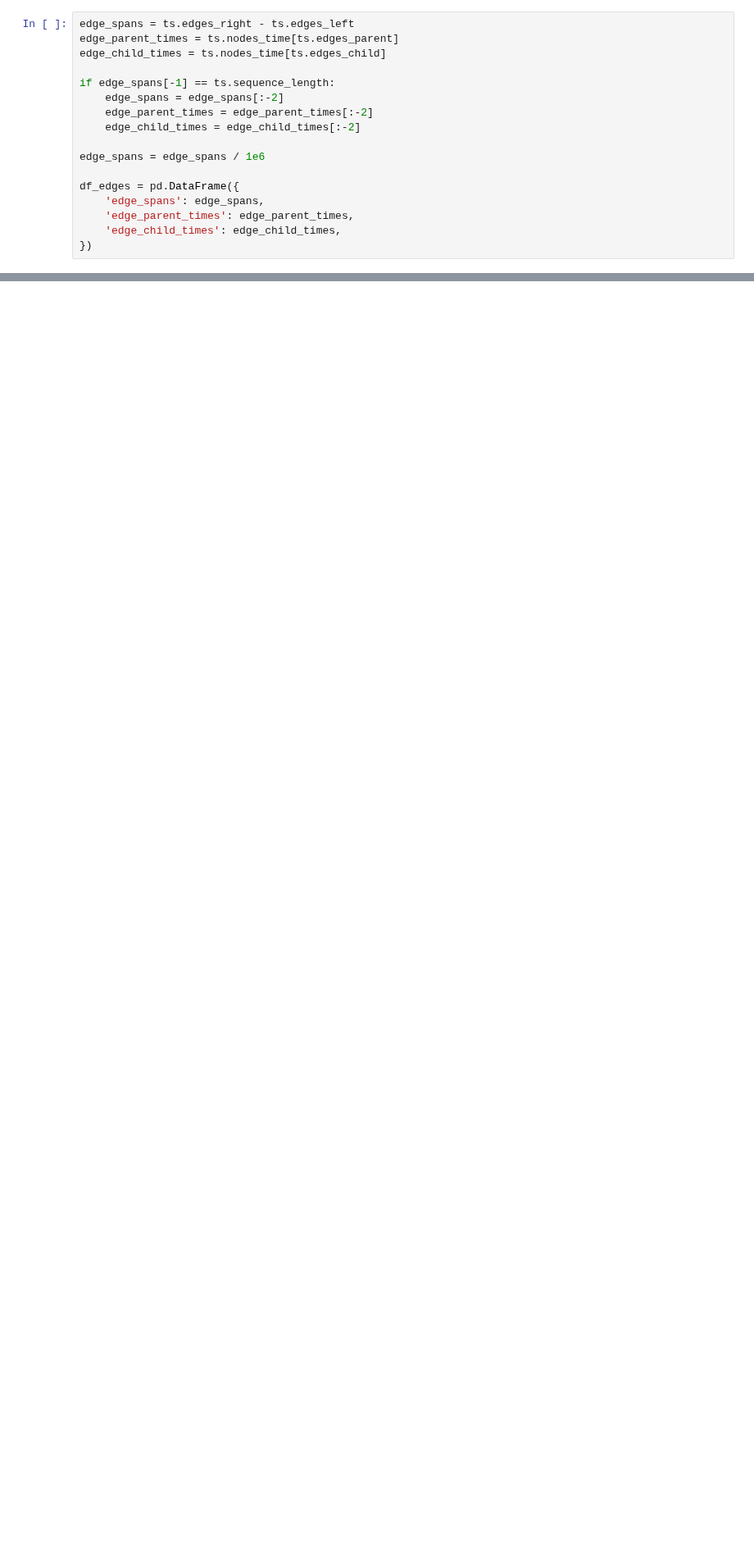
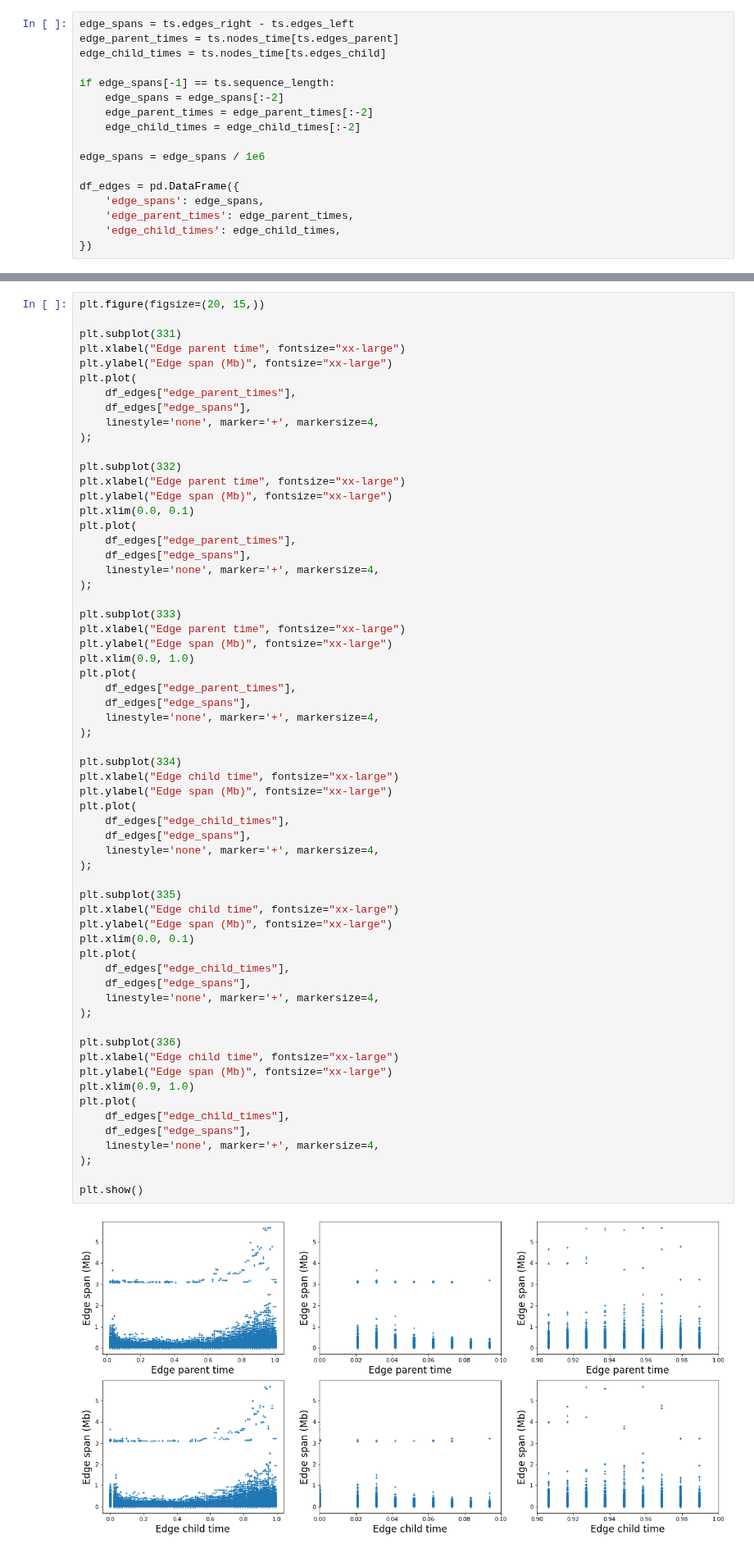
Before and after one commit to szhan/tsimpute, a Jupyter notebook: notebooks/inspect_ts.ipynb, the cells around one changed output, grey strips where cells are left out. Shown at 82% size. Cells and saved outputs as stored; diff of their text form; blank space fills up the shorter version.

```diff
--- a/notebooks/inspect_ts.ipynb
+++ b/notebooks/inspect_ts.ipynb
@@ -75,3 +47,67 @@ plt.show()
+# %%
+plt.figure(figsize=(20, 15,))
+
+plt.subplot(331)
+plt.xlabel("Edge parent time", fontsize="xx-large")
+plt.ylabel("Edge span (Mb)", fontsize="xx-large")
+plt.plot(
+    df_edges["edge_parent_times"],
+    df_edges["edge_spans"],
+    linestyle='none', marker='+', markersize=4,
+);
+
+plt.subplot(332)
+plt.xlabel("Edge parent time", fontsize="xx-large")
+plt.ylabel("Edge span (Mb)", fontsize="xx-large")
+plt.xlim(0.0, 0.1)
+plt.plot(
+    df_edges["edge_parent_times"],
+    df_edges["edge_spans"],
+    linestyle='none', marker='+', markersize=4,
+);
+
+plt.subplot(333)
+plt.xlabel("Edge parent time", fontsize="xx-large")
+plt.ylabel("Edge span (Mb)", fontsize="xx-large")
+plt.xlim(0.9, 1.0)
+plt.plot(
+    df_edges["edge_parent_times"],
+    df_edges["edge_spans"],
+    linestyle='none', marker='+', markersize=4,
+);
+
+plt.subplot(334)
+plt.xlabel("Edge child time", fontsize="xx-large")
+plt.ylabel("Edge span (Mb)", fontsize="xx-large")
+plt.plot(
+    df_edges["edge_child_times"],
+    df_edges["edge_spans"],
+    linestyle='none', marker='+', markersize=4,
+);
+
+plt.subplot(335)
+plt.xlabel("Edge child time", fontsize="xx-large")
+plt.ylabel("Edge span (Mb)", fontsize="xx-large")
+plt.xlim(0.0, 0.1)
+plt.plot(
+    df_edges["edge_child_times"],
+    df_edges["edge_spans"],
+    linestyle='none', marker='+', markersize=4,
+);
+
+plt.subplot(336)
+plt.xlabel("Edge child time", fontsize="xx-large")
+plt.ylabel("Edge span (Mb)", fontsize="xx-large")
+plt.xlim(0.9, 1.0)
+plt.plot(
+    df_edges["edge_child_times"],
+    df_edges["edge_spans"],
+    linestyle='none', marker='+', markersize=4,
+);
+
+plt.show()
+# %% [output]
+[figure, added]
 # %% [markdown]
 ### Examine the correlation between node span and node time
 # %%
```
Also changed, not shown: parts of 7 cells of this notebook.
